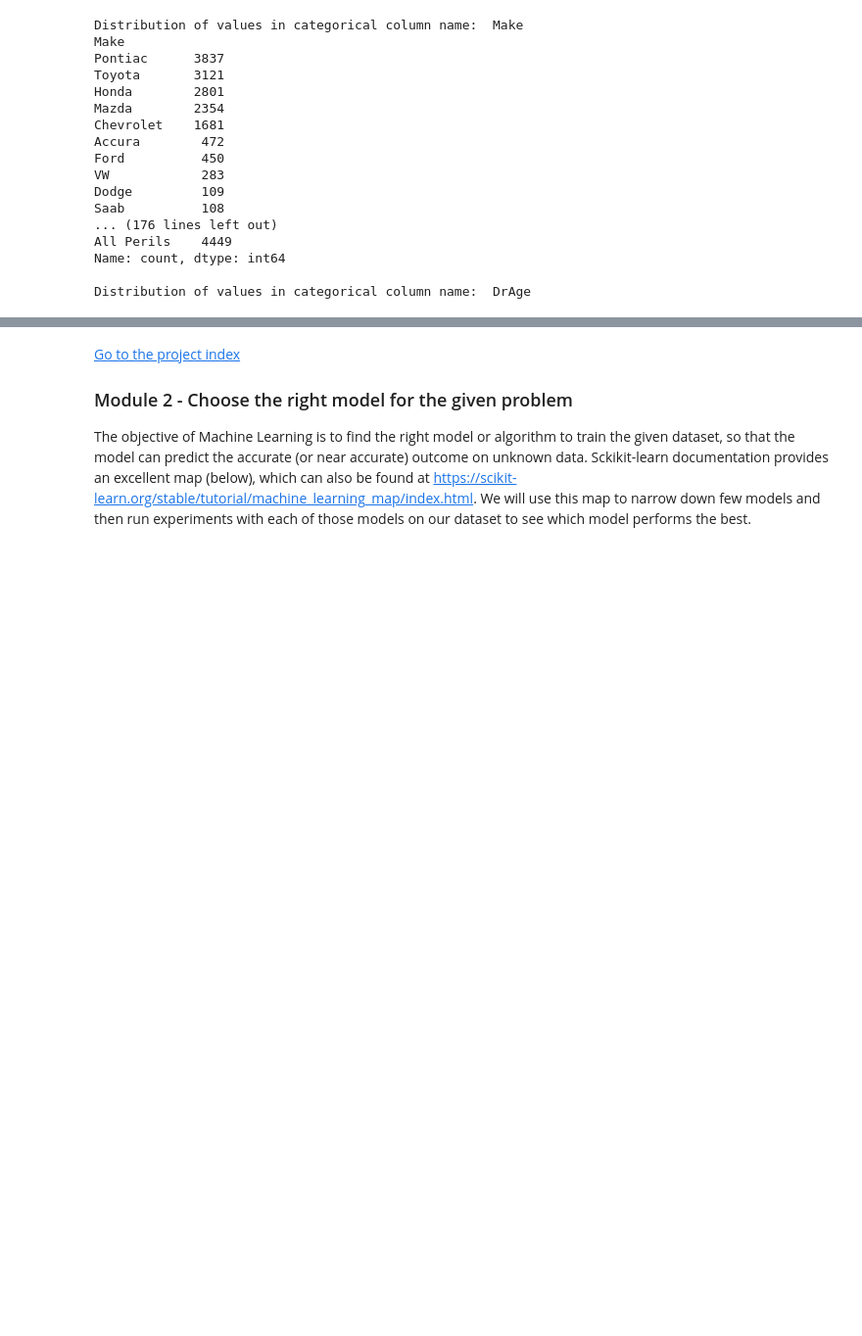
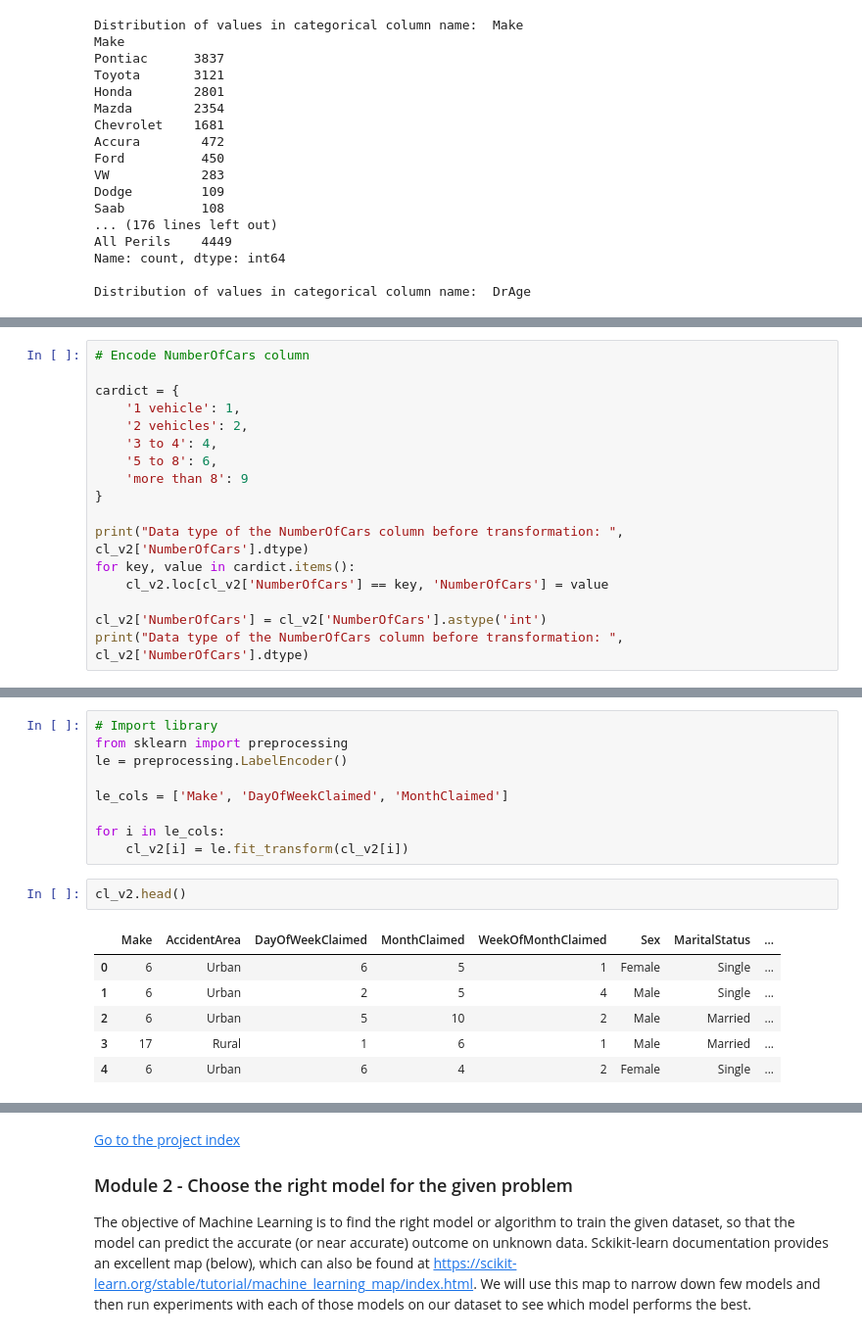
Before and after one commit to GoAshim/Machine-Learning, a Jupyter notebook: Classification/Machine Learning Project - Predict Fraud in Insurance Claim.ipynb, the cells around one changed output, grey strips where cells are left out. Shown at 98% size. Drawn from its saved outputs; the diff is of its cells as text; blank space fills up the shorter version.

```diff
--- a/Classification/Machine Learning Project - Predict Fraud in Insurance Claim.ipynb
+++ b/Classification/Machine Learning Project - Predict Fraud in Insurance Claim.ipynb
@@ -366,0 +340,17 @@ For the following categorical values, which has only two values, we well create
+# %%
+# Encode NumberOfCars column
+
+cardict = {
+    '1 vehicle': 1,
+    '2 vehicles': 2,
+    '3 to 4': 4,
+    '5 to 8': 6,
+    'more than 8': 9
+}
+
+print("Data type of the NumberOfCars column before transformation: ", cl_v2['NumberOfCars'].dtype)
+for key, value in cardict.items():
+    cl_v2.loc[cl_v2['NumberOfCars'] == key, 'NumberOfCars'] = value
+
+cl_v2['NumberOfCars'] = cl_v2['NumberOfCars'].astype('int')
+print("Data type of the NumberOfCars column before transformation: ", cl_v2['NumberOfCars'].dtype)
@@ -366,0 +388,18 @@ For the following categorical values, which has only two values, we well create
+# %%
+# Import library
+from sklearn import preprocessing
+le = preprocessing.LabelEncoder()
+
+le_cols = ['Make', 'DayOfWeekClaimed', 'MonthClaimed']
+
+for i in le_cols:
+    cl_v2[i] = le.fit_transform(cl_v2[i])
+# %%
+cl_v2.head()
+# %% [output]
+|  | Make | AccidentArea | DayOfWeekClaimed | MonthClaimed | WeekOfMonthClaimed | Sex | MaritalStatus | ... |
+| 0 | 6 | Urban | 6 | 5 | 1 | Female | Single | ... |
+| 1 | 6 | Urban | 2 | 5 | 4 | Male | Single | ... |
+| 2 | 6 | Urban | 5 | 10 | 2 | Male | Married | ... |
+| 3 | 17 | Rural | 1 | 6 | 1 | Male | Married | ... |
+| 4 | 6 | Urban | 6 | 4 | 2 | Female | Single | ... |
```
Also changed, not shown: parts of 25 cells of this notebook.
